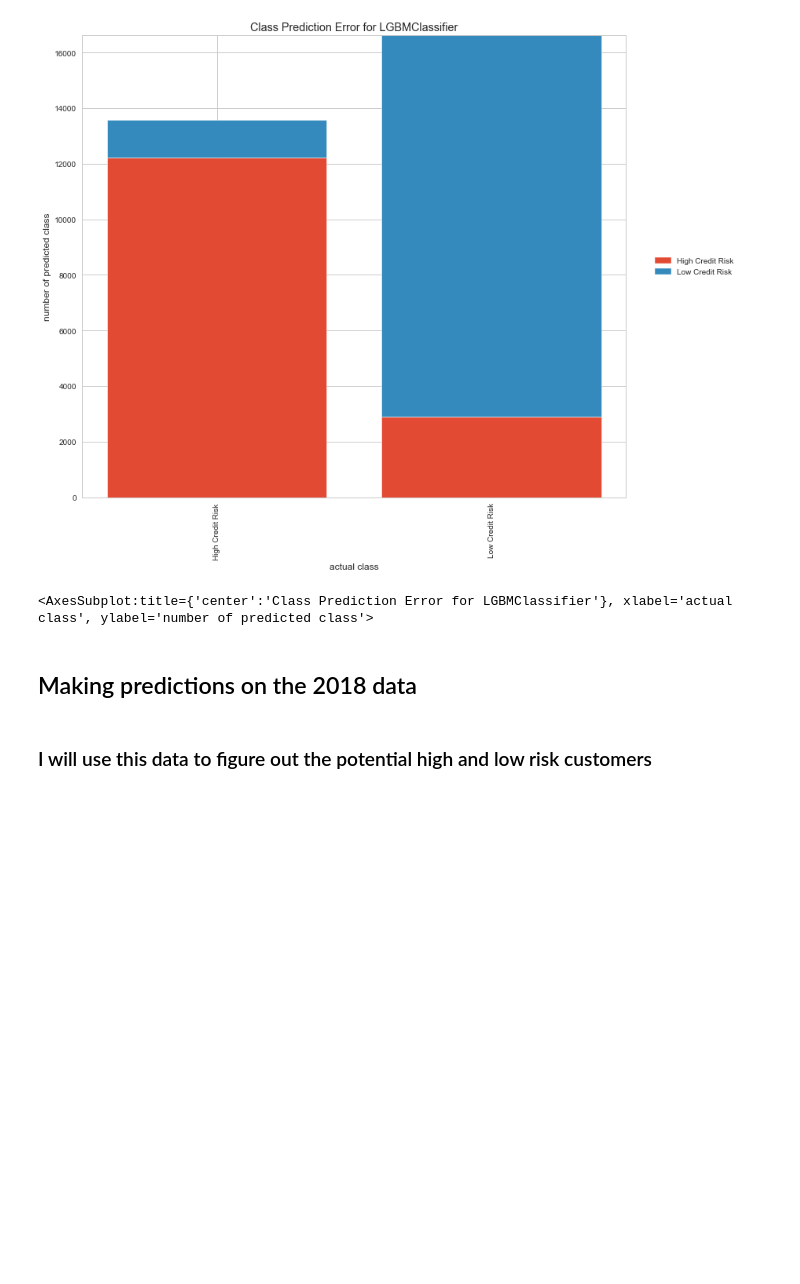
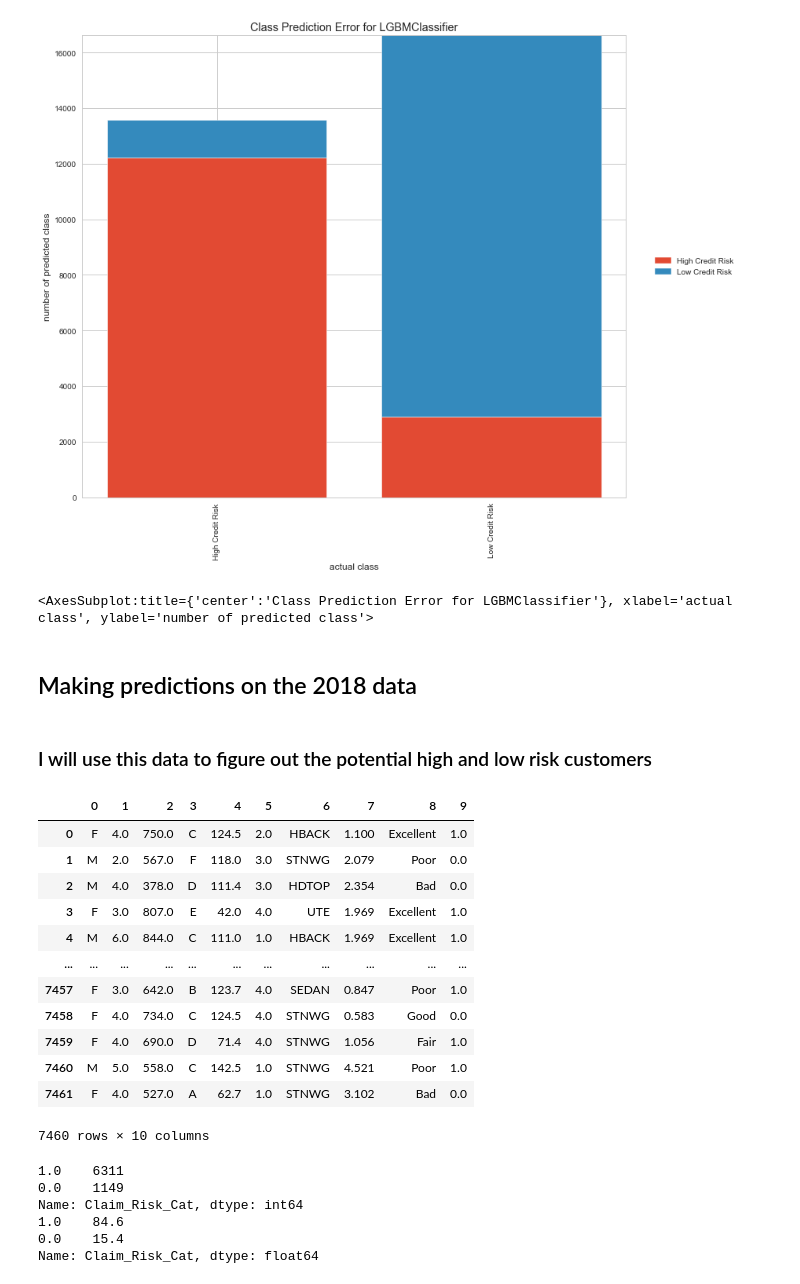
Before and after one commit to suhitasva/Auto_Insurance_Study, a Jupyter notebook: case_study_code_ml.ipynb, the cells around one changed output. Cells and saved outputs as stored; diff of their text form; code cells hidden in the pictures; blank space fills up the shorter version.

```diff
--- a/case_study_code_ml.ipynb
+++ b/case_study_code_ml.ipynb
@@ -417,0 +416,29 @@ auto_potential_2018_full = auto_potential_2018_full.dropna()
+# %%
+auto_potential_2018_full
+# %% [output]
+|  | 0 | 1 | 2 | 3 | 4 | 5 | 6 | 7 | 8 | 9 |
+| 0 | F | 4.0 | 750.0 | C | 124.5 | 2.0 | HBACK | 1.100 | Excellent | 1.0 |
+| 1 | M | 2.0 | 567.0 | F | 118.0 | 3.0 | STNWG | 2.079 | Poor | 0.0 |
+| 2 | M | 4.0 | 378.0 | D | 111.4 | 3.0 | HDTOP | 2.354 | Bad | 0.0 |
+| 3 | F | 3.0 | 807.0 | E | 42.0 | 4.0 | UTE | 1.969 | Excellent | 1.0 |
+| 4 | M | 6.0 | 844.0 | C | 111.0 | 1.0 | HBACK | 1.969 | Excellent | 1.0 |
+| ... | ... | ... | ... | ... | ... | ... | ... | ... | ... | ... |
+| 7457 | F | 3.0 | 642.0 | B | 123.7 | 4.0 | SEDAN | 0.847 | Poor | 1.0 |
+| 7458 | F | 4.0 | 734.0 | C | 124.5 | 4.0 | STNWG | 0.583 | Good | 0.0 |
+| 7459 | F | 4.0 | 690.0 | D | 71.4 | 4.0 | STNWG | 1.056 | Fair | 1.0 |
+| 7460 | M | 5.0 | 558.0 | C | 142.5 | 1.0 | STNWG | 4.521 | Poor | 1.0 |
+| 7461 | F | 4.0 | 527.0 | A | 62.7 | 1.0 | STNWG | 3.102 | Bad | 0.0 |
+7460 rows × 10 columns
+# %%
+auto_potential_2018_full.columns = ['Gender', 'Age_Category', 'Credit_Score', 'Area',\
+                                    'Traffic_Index', 'Vehicle_Age', 'Vehicle_Body',\
+                                    'Vehicle_Value','Credit_Risk_Category','Claim_Risk_Cat']
+print(auto_potential_2018_full['Claim_Risk_Cat'].value_counts())
+print(auto_potential_2018_full['Claim_Risk_Cat'].value_counts(normalize=True).round(4)*100)
+# %% [output]
+1.0    6311
+0.0    1149
+Name: Claim_Risk_Cat, dtype: int64
+1.0    84.6
+0.0    15.4
+Name: Claim_Risk_Cat, dtype: float64
```
Also changed, not shown: parts of 4 cells of this notebook.
